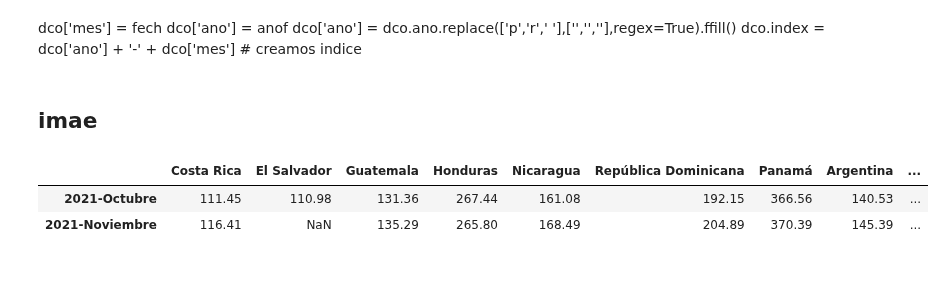
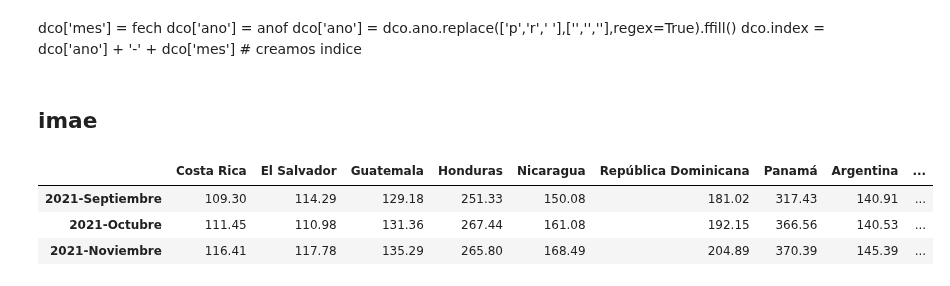
Before and after one commit to samyff12/LATAM, a Jupyter notebook: IMAE_LATAM.ipynb, the cells around one changed output. Cells and saved outputs as stored; diff of their text form; code cells hidden in the pictures.

```diff
--- a/IMAE_LATAM.ipynb
+++ b/IMAE_LATAM.ipynb
@@ -242,15 +264,15 @@ imaela = pd.merge(imaela,bra['Brasil'],how='left',left_index=True,right_index=Tr
 4. 24 Dic
 # %%
 url = "https://www.inegi.org.mx/contenidos/temas/economia/cn/igae/tabulados/ori/IGAE_1.xlsx"
-urllib2.urlretrieve(url, "test.xlsx")
-mex = pd.read_excel('test.xlsx',header=3,nrows=3)
+urllib2.urlretrieve(url, "test1.xlsx")
+mex = pd.read_excel('test1.xlsx',header=3,nrows=3)
 mex = mex.T.reset_index(drop=True) # transponemos y estandarizamos el indice
 mex.drop(0,inplace=True) # borramos primera fila
 mex[2] = round(mex[2].astype(float),2) # leyendo tasas de crecimiento en el formato numerico y redondeando
 mex[0] = mex[0].ffill()
 # %%
-mex[1] = mex[1].replace(['oR','oP','lR','lP','eR','eP'],['o','o','l','l','e','e'], regex=True) #limpiar superindices "Revisado" "Preliminar"
-mex[0] = mex[0].replace(['P','R'],['',''],regex=True) # limpiar preliminar de fecha
+mex[1] = mex[1].replace(['oR','oP','lR','lP','eR','eP',' '],['o','o','l','l','e','e',''], regex=True) #limpiar superindices "Revisado" "Preliminar"
+mex[0] = mex[0].replace(['P','R',' '],['','',''],regex=True) # limpiar preliminar de fecha
 mex.index = mex[0].astype('str') +"-"+ mex[1] #creamos indice para base de datos
 mex.columns = [*mex.columns[:-1], 'México'] # nombramos columna
 mex.dropna().tail(1) # mostrar ultimo valor no nulo
@@ -312,6 +348,7 @@ url = "https://si3.bcentral.cl/estadisticas/Principal1/excel/CCNN/IMACEC/Excel/I
 urllib2.urlretrieve(url, "chile.xlsx")
 df = pd.read_excel('chile.xlsx',header=5,keep_default_na=False)
 # %%
+df.columns = df.columns.str.strip() # eliminar espacios innecesarios
 chile = df.loc[1:,[df.columns[0],df.columns[1],'Imacec']][:-10] # excluimos las ultimas 10 filas (pie de pagina)
 chile.rename(columns = {'Imacec':'Chile'}, inplace = True) # renombramos
 chile['Chile1'] = pd.to_numeric(chile.Chile).pct_change(12)*100
@@ -422,9 +494,9 @@ df = df.T.reset_index()
 df
 # %%
 # PARA EXTRAER AÑO DE COLUMNA INDEX
-df['index'] = df['index'].astype(str).str.replace('\(p\)','')
-df['index'] = df['index'].str.replace('^0.[0-9]','nan')      # reemplaza los numeros decimales regex que empiece por 0. y le siga cualquier num
-df['index'] = df['index'].str.replace('^0$','nan')    # reemplaza toda fila con 0 como unico digito
+df['index'] = df['index'].astype(str).str.replace('\(p\)','',regex=True)
+df['index'] = df['index'].str.replace('^0.[0-9]','nan',regex=True)      # reemplaza los numeros decimales regex que empiece por 0. y le siga cualquier num
+df['index'] = df['index'].str.replace('^0$','nan',regex=True)    # reemplaza toda fila con 0 como unico digito
 df['index'] = pd.to_numeric(df['index'],errors='coerce').ffill().astype(int)
 # %%
 df['fecha'] = df['index'].astype(str) +'-'+ df[0].str.lower().map(mes3) # columna fecha
@@ -694,11 +780,12 @@ dco.index = dco['ano'] + '-' + dco['mes'] # creamos indice
 # imaela.drop('a',axis=1,inplace=True)
 imaela.drop('a',axis=1,inplace=True)
 # %%
-imaela.tail(2)
+imaela.tail(3)
 # %% [output]
 |  | Costa Rica | El Salvador | Guatemala | Honduras | Nicaragua | República Dominicana | Panamá | Argentina | ... |
+| 2021-Septiembre | 109.30 | 114.29 | 129.18 | 251.33 | 150.08 | 181.02 | 317.43 | 140.91 | ... |
 | 2021-Octubre | 111.45 | 110.98 | 131.36 | 267.44 | 161.08 | 192.15 | 366.56 | 140.53 | ... |
-| 2021-Noviembre | 116.41 | NaN | 135.29 | 265.80 | 168.49 | 204.89 | 370.39 | 145.39 | ... |
+| 2021-Noviembre | 116.41 | 117.78 | 135.29 | 265.80 | 168.49 | 204.89 | 370.39 | 145.39 | ... |
 # %%
 #@title Descarga a Excel
 writer = pd.ExcelWriter('imae_latam.xlsx', engine='xlsxwriter')
```
Also changed, not shown: parts of 21 cells of this notebook.
